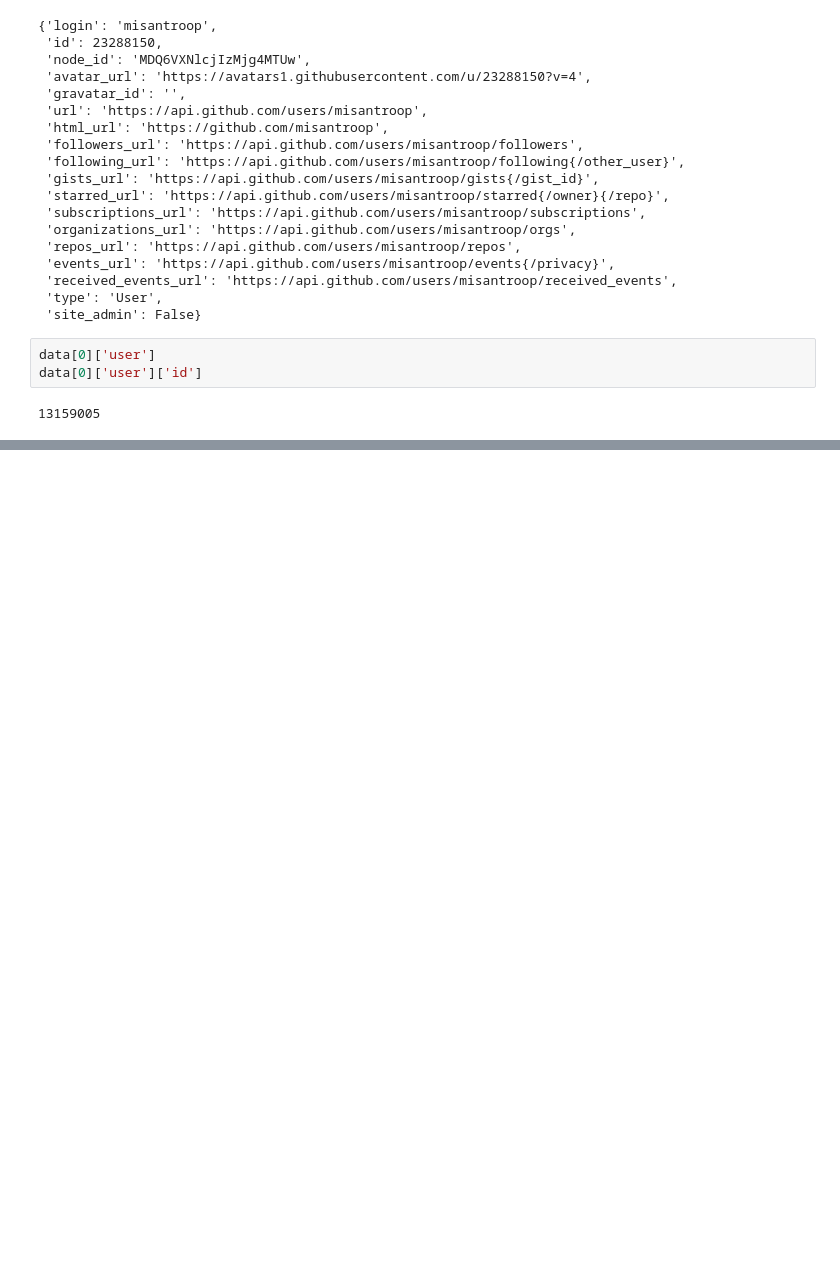
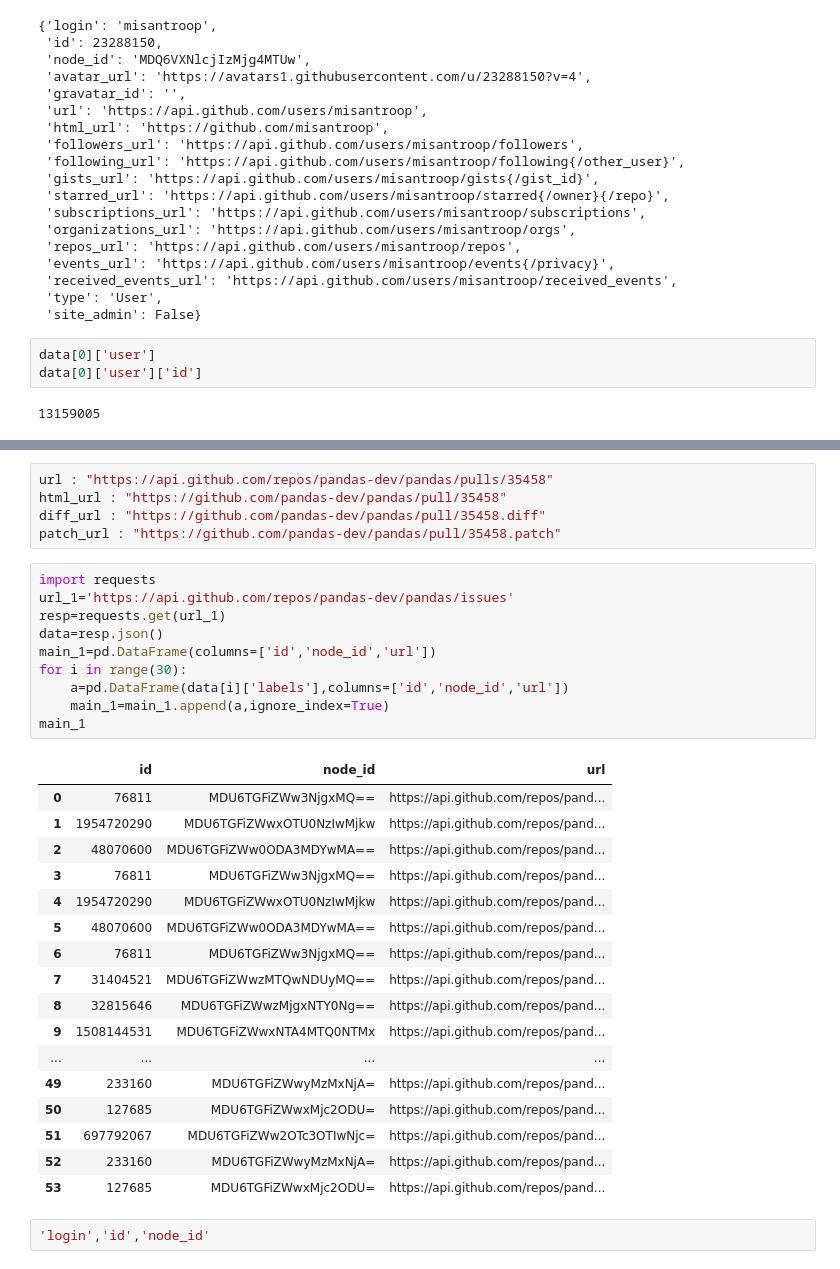
Before and after one commit to Parag18081994/Ghost, a Jupyter notebook: Python/Machine Learning iNeuron/18th_July_ML.ipynb, the cells around one changed output, grey strips where cells are left out. Cells and saved outputs as stored; diff of their text form; blank space fills up the shorter version.

```diff
--- a/Python/Machine Learning iNeuron/18th_July_ML.ipynb
+++ b/Python/Machine Learning iNeuron/18th_July_ML.ipynb
@@ -408,0 +451,35 @@ issues
+# %%
+url : "https://api.github.com/repos/pandas-dev/pandas/pulls/35458"
+html_url : "https://github.com/pandas-dev/pandas/pull/35458"
+diff_url : "https://github.com/pandas-dev/pandas/pull/35458.diff"
+patch_url : "https://github.com/pandas-dev/pandas/pull/35458.patch"
+# %%
+import requests
+url_1='https://api.github.com/repos/pandas-dev/pandas/issues'
+resp=requests.get(url_1)
+data=resp.json()
+main_1=pd.DataFrame(columns=['id','node_id','url'])
+for i in range(30):
+    a=pd.DataFrame(data[i]['labels'],columns=['id','node_id','url'])
+    main_1=main_1.append(a,ignore_index=True)
+main_1
+# %% [output]
+|  | id | node_id | url |
+| 0 | 76811 | MDU6TGFiZWw3NjgxMQ== | https://api.github.com/repos/pand... |
+| 1 | 1954720290 | MDU6TGFiZWwxOTU0NzIwMjkw | https://api.github.com/repos/pand... |
+| 2 | 48070600 | MDU6TGFiZWw0ODA3MDYwMA== | https://api.github.com/repos/pand... |
+| 3 | 76811 | MDU6TGFiZWw3NjgxMQ== | https://api.github.com/repos/pand... |
+| 4 | 1954720290 | MDU6TGFiZWwxOTU0NzIwMjkw | https://api.github.com/repos/pand... |
+| 5 | 48070600 | MDU6TGFiZWw0ODA3MDYwMA== | https://api.github.com/repos/pand... |
+| 6 | 76811 | MDU6TGFiZWw3NjgxMQ== | https://api.github.com/repos/pand... |
+| 7 | 31404521 | MDU6TGFiZWwzMTQwNDUyMQ== | https://api.github.com/repos/pand... |
+| 8 | 32815646 | MDU6TGFiZWwzMjgxNTY0Ng== | https://api.github.com/repos/pand... |
+| 9 | 1508144531 | MDU6TGFiZWwxNTA4MTQ0NTMx | https://api.github.com/repos/pand... |
+| ... | ... | ... | ... |
+| 49 | 233160 | MDU6TGFiZWwyMzMxNjA= | https://api.github.com/repos/pand... |
+| 50 | 127685 | MDU6TGFiZWwxMjc2ODU= | https://api.github.com/repos/pand... |
+| 51 | 697792067 | MDU6TGFiZWw2OTc3OTIwNjc= | https://api.github.com/repos/pand... |
+| 52 | 233160 | MDU6TGFiZWwyMzMxNjA= | https://api.github.com/repos/pand... |
+| 53 | 127685 | MDU6TGFiZWwxMjc2ODU= | https://api.github.com/repos/pand... |
+# %%
+'login','id','node_id'
```
Also changed, not shown: parts of 6 cells of this notebook, 1 other file.
